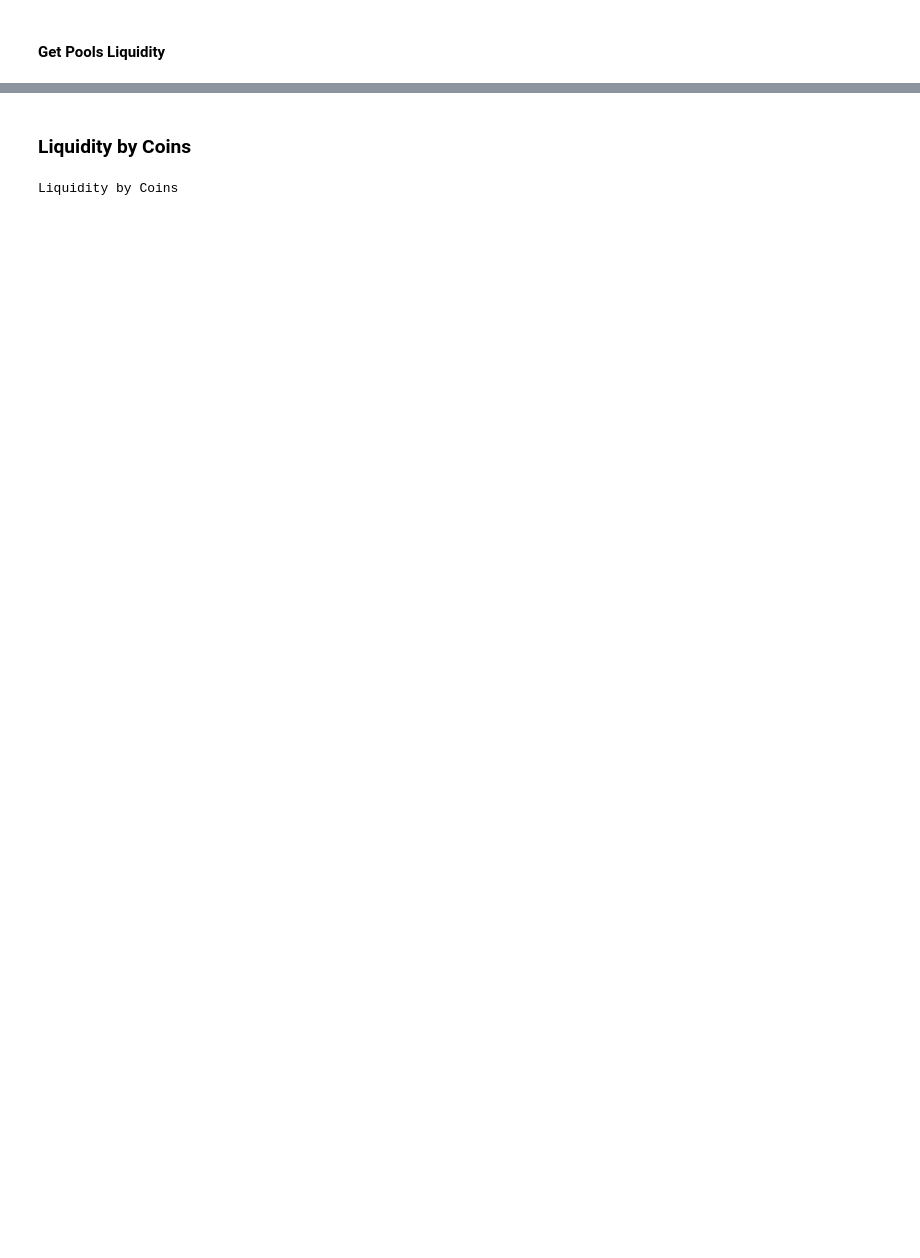
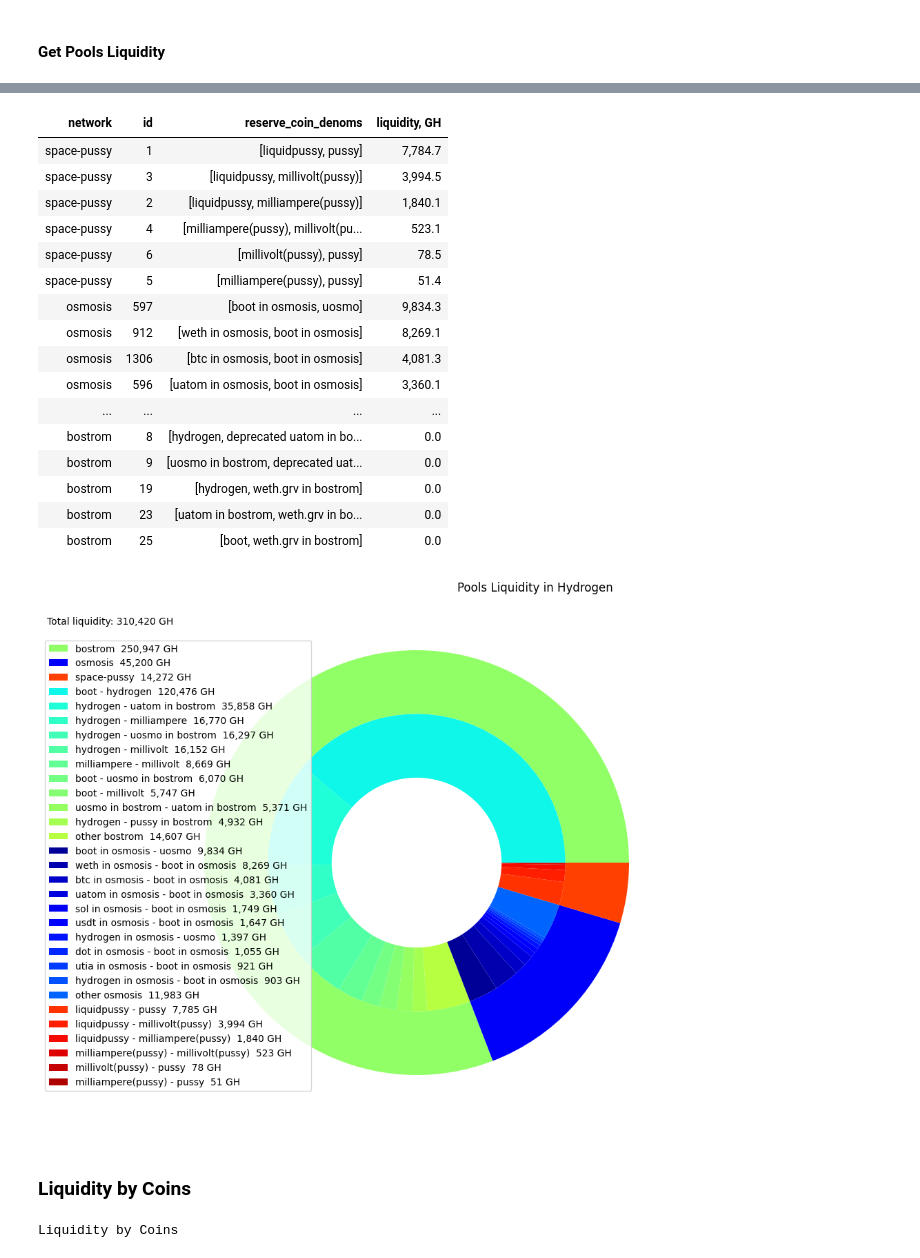
Before and after one commit to Snedashkovsky/cyber-arbitrage, a Jupyter notebook: pools_liquidity_in_gh.ipynb, the cells around one changed output, grey strips where cells are left out. Drawn from its saved outputs; the diff is of its cells as text; code cells hidden in the pictures; blank space fills up the shorter version.

```diff
--- a/pools_liquidity_in_gh.ipynb
+++ b/pools_liquidity_in_gh.ipynb
@@ -166,3 +79,63 @@ Total liquidity: 332,165 GH
+# %%
+display(HTML(
+    pools_df[['network', 'id', 'reserve_coin_denoms', 'liquidity, GH']]
+    .sort_values(['network', 'liquidity, GH'], ascending=False)
+    .to_html(index=False, notebook=True, show_dimensions=False, float_format='{0:7,.1f}'.format)
+    .replace('text-align: left;', 'text-align: right')
+    .replace('<tr>', '<tr align="right">')))
+
+fig, ax = plt.subplots(figsize=(10, 10))
+size = 0.3
+cm = plt.get_cmap('jet', 20)
+cm2 = plt.get_cmap('jet', 50)
+cout = cm(np.array([10, 2, 16]))
+
+outer = pools_df.groupby('network')['liquidity, GH'].sum().sort_index(
+    axis=0, level=[0], ascending=[True], inplace=False)
+inner = get_df_with_top_and_other(df=pools_df)
+
+outer_labels = ['{0}  {1:>,.0f} GH'.format(i, j) for i, j in zip(outer.index, outer)]
+inner_labels = ['{1}  {2:>,.0f} GH'.format(i[0], i[2], j) for i, j in zip(inner.index, inner)]
+inner_cnt = inner.groupby('network').count().to_dict()
+cin = cm2(np.array(
+    list(range(18, 18 + inner_cnt['bostrom'])) +
+    list(range(1, 1 + inner_cnt['osmosis'])) +
+    list(range(42, 42 + inner_cnt['space-pussy']))))
+ax.pie(outer.values.flatten(), radius=1,
+       labeldistance=0.73,
+       wedgeprops=dict(width=size), colors=cout)
+ax.pie(inner.values.flatten(),
+       radius=1 - size,
+       wedgeprops=dict(width=size),
+       labeldistance=0.5, colors=cin)
+
+ax.text(-1.74, 1.12, f'Total liquidity: {round(sum(pools_df["liquidity, GH"])):>,} GH')
+ax.set_title('Pools Liquidity in Hydrogen' + ' ' * 19, loc='right')
+
+plt.legend(outer_labels + inner_labels, loc=(-0.2, 0.07))
+handles, labels = ax.get_legend_handles_labels()
+plt.show()
+
+pools_df.to_csv('data/pools_liquidity.csv')
+# %% [output]
+| network | id | reserve_coin_denoms | liquidity, GH |
+| space-pussy | 1 | [liquidpussy, pussy] | 7,784.7 |
+| space-pussy | 3 | [liquidpussy, millivolt(pussy)] | 3,994.5 |
+| space-pussy | 2 | [liquidpussy, milliampere(pussy)] | 1,840.1 |
+| space-pussy | 4 | [milliampere(pussy), millivolt(pu... | 523.1 |
+| space-pussy | 6 | [millivolt(pussy), pussy] | 78.5 |
+| space-pussy | 5 | [milliampere(pussy), pussy] | 51.4 |
+| osmosis | 597 | [boot in osmosis, uosmo] | 9,834.3 |
+| osmosis | 912 | [weth in osmosis, boot in osmosis] | 8,269.1 |
+| osmosis | 1306 | [btc in osmosis, boot in osmosis] | 4,081.3 |
+| osmosis | 596 | [uatom in osmosis, boot in osmosis] | 3,360.1 |
+| ... | ... | ... | ... |
+| bostrom | 8 | [hydrogen, deprecated uatom in bo... | 0.0 |
+| bostrom | 9 | [uosmo in bostrom, deprecated uat... | 0.0 |
+| bostrom | 19 | [hydrogen, weth.grv in bostrom] | 0.0 |
+| bostrom | 23 | [uatom in bostrom, weth.grv in bo... | 0.0 |
+| bostrom | 25 | [boot, weth.grv in bostrom] | 0.0 |
+[figure, added]
 # %% [markdown]
 ### Liquidity by Coins
 # %%
```
Also changed, not shown: parts of 9 cells of this notebook, 7 other files.
